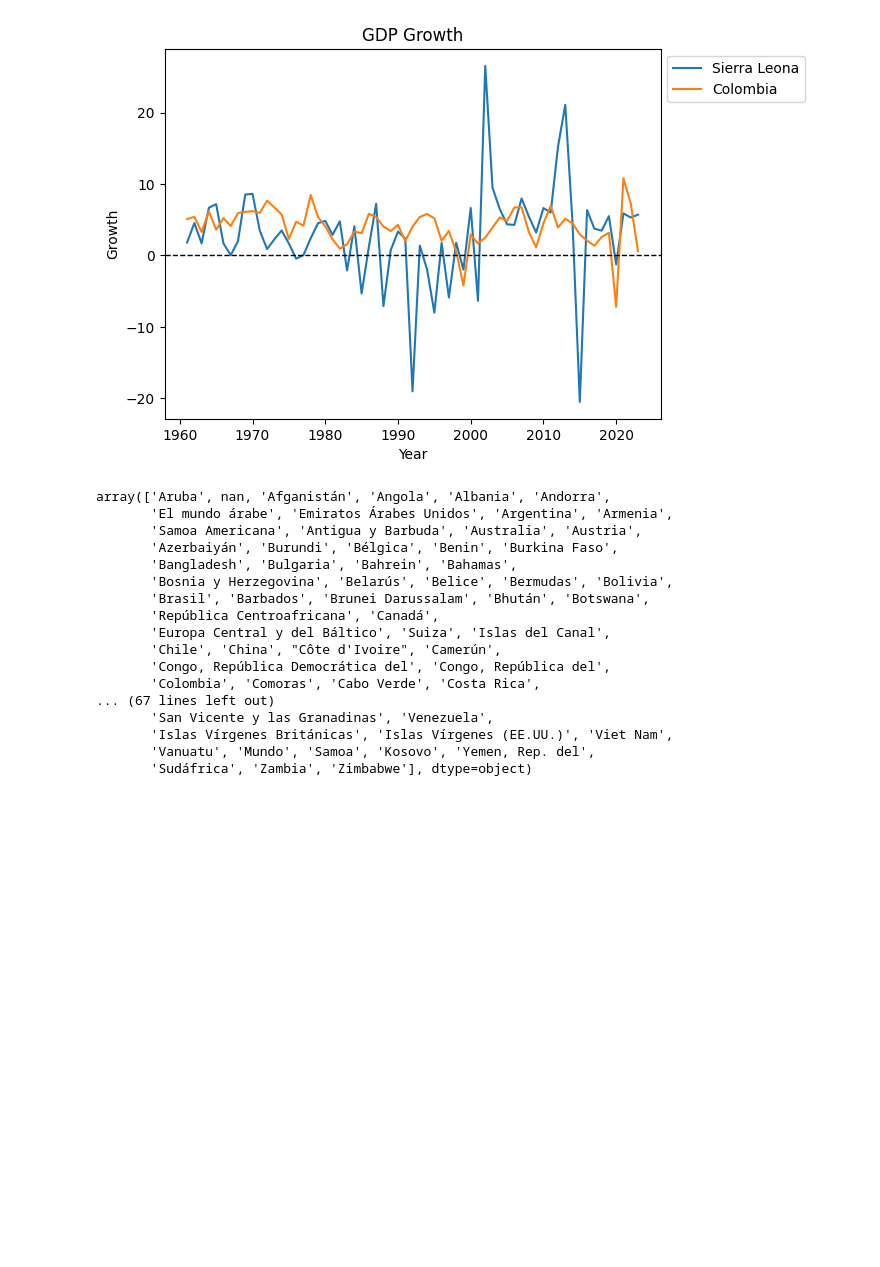
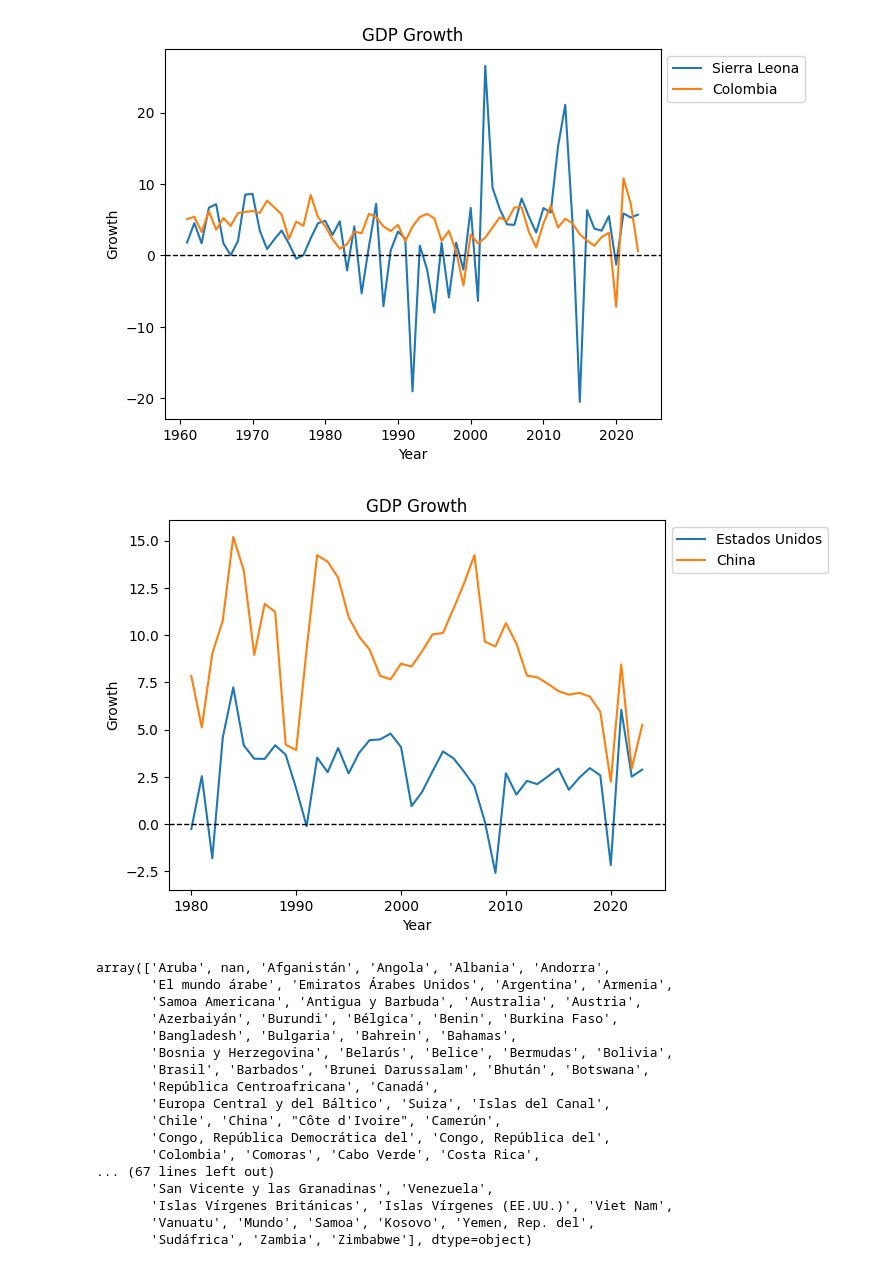
Before and after one commit to nicodigos/gdp-growth-chart, a Jupyter notebook: GDPGrowth.ipynb, the cells around one changed output. Saved outputs shown, nothing was run; the diff lists cells and outputs as text; code cells hidden in the pictures; blank space fills up the shorter version.

Commit message:
more visualizations added

```diff
--- a/GDPGrowth.ipynb
+++ b/GDPGrowth.ipynb
@@ -118,3 +118,9 @@ plot_country_pib_year_range(1960, 2023, ['Sierra Leona',
                                         ])
 # %% [output]
 [figure]
+# %%
+plot_country_pib_year_range(1980, 2023, ['Estados Unidos',
+                                         'China'
+                                        ])
+# %% [output]
+[figure, added]
```
Also changed, not shown: parts of 6 cells of this notebook, 1 other file.
